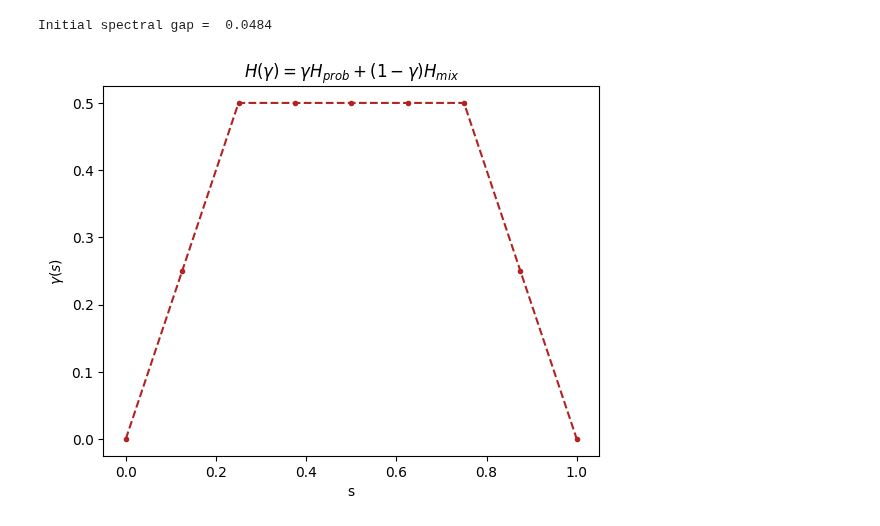
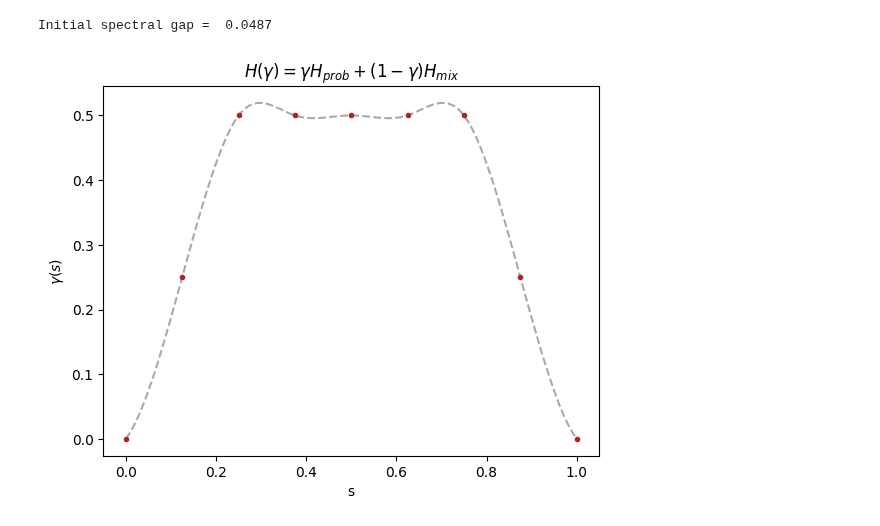
Before and after one commit to petr-ivashkov/quantum-mcmc, a Jupyter notebook: reverse_annealing_optimization.ipynb, the cells around one changed output. Saved outputs shown, nothing was run; the diff lists cells and outputs as text; code cells hidden in the pictures.

Commit message:
wrapped tdse functionality, advanced cluster schedule optimization

```diff
--- a/reverse_annealing_optimization.ipynb
+++ b/reverse_annealing_optimization.ipynb
@@ -3,3 +3,5 @@ from functions import *
 # %%
 n = 5
 T = 0.1
+t_max = 10
+interpolator_kind = 'cubic'
@@ -57,22 +8,34 @@ def get_proposal_mat_ra(m, ramp_up_schedule, t_max):
 # %%
-def loss(ramp_up_schedule, t_max = 10):
-    delta_avg = 0
+def loss_ra(ramp_up_schedule, n, T, t_max, interpolator_kind='linear'):
+    '''
+    Computes the negative average delta for multiple random Ising models
+    using for a given ramp-up schedule and maximum time.
+    '''
+
     n_random_models = 10
+
+    schedule = get_symmetric_schedule(ramp_up_schedule) # mirror and append the ramp up schedule
+    schedule_interpolator = get_schedule_interpolator(schedule, kind=interpolator_kind) # get an interpolating function for the continuos schedule
+
+    delta_sum = 0
     for seed in range(n_random_models):
         m = RandomIsingModel(n=n, seed=seed)
-        proposal_mat_ra = get_proposal_mat_ra(m, ramp_up_schedule, t_max)
+        proposal_mat_ra = get_proposal_mat_ra(m, schedule_interpolator, t_max, assert_symmetry=False)
         P = get_transition_matrix(m, T, proposal_mat_ra)
-        delta_avg += get_delta(P) / n_random_models
+        delta_sum += get_delta(P)
+
+    delta_avg = delta_sum / n_random_models
     return -delta_avg
 # %%
 f_max = 0.5
-t_max = 10
 ramp_up_schedule_init = np.concatenate([np.linspace(0, f_max, 3), np.ones(2)*f_max])
 
-loss_init = loss(ramp_up_schedule_init)
+loss_init = loss_ra(ramp_up_schedule_init, n, T, t_max, interpolator_kind=interpolator_kind)
 print('Initial spectral gap = ', -loss_init.round(4))
-plot_ra_schedule(ramp_up_schedule_init)
+
+schedule_init = get_symmetric_schedule(ramp_up_schedule_init) # mirror and append the ramp up schedule
+plot_schedule(schedule_init, get_schedule_interpolator(schedule_init, interpolator_kind))
 # %% [output]
-Initial spectral gap =  0.0484
+Initial spectral gap =  0.0487
-[figure, old version]
+[figure, new version]
 # %%
```
Also changed, not shown: parts of 7 cells of this notebook, 3 other files.
